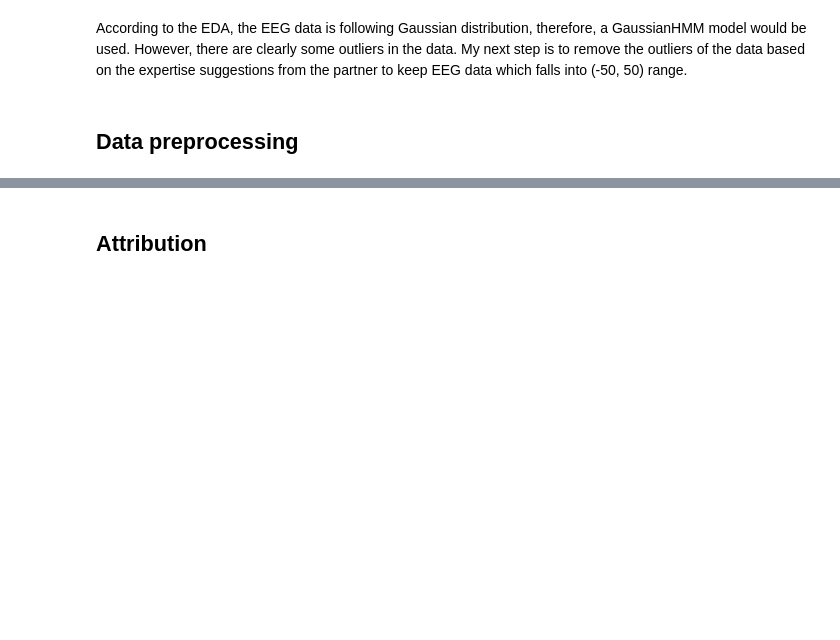
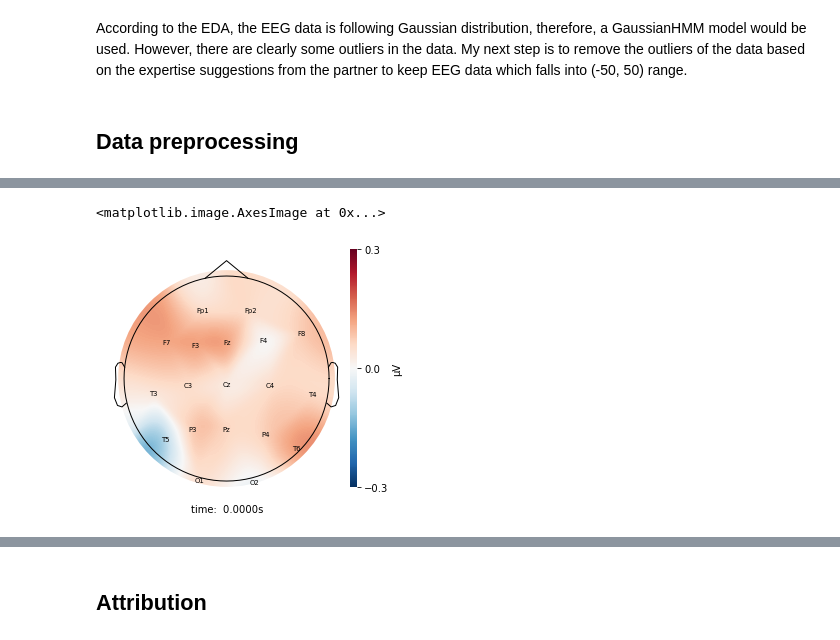
Before and after one commit to UBC-MDS/simpl_eeg_capstone, a Jupyter notebook: src/clustering/clustering_HMM.ipynb, the cells around one changed output, grey strips where cells are left out. Saved outputs shown, nothing was run; the diff lists cells and outputs as text; code cells hidden in the pictures; blank space fills up the shorter version.

```diff
--- a/src/clustering/clustering_HMM.ipynb
+++ b/src/clustering/clustering_HMM.ipynb
@@ -99,0 +160,5 @@ df_resampled = pd.concat([values for key, values in df_second_resample.items()])
+# %%
+topomap_2d.plot_topomap_2d(raw_full, cluster_2.iloc[:, 1:20].mean().values*1e-6, mark="channel_name",  cmin=-0.3, cmax=0.3)
+# %% [output]
+<matplotlib.image.AxesImage at 0x...>
+[figure, added]
```
Also changed, not shown: parts of 32 cells of this notebook.
